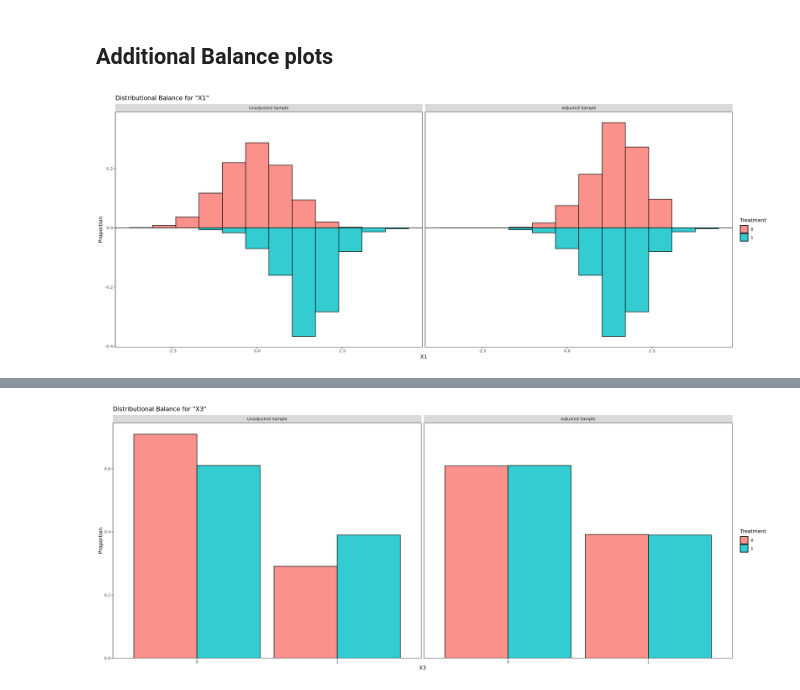
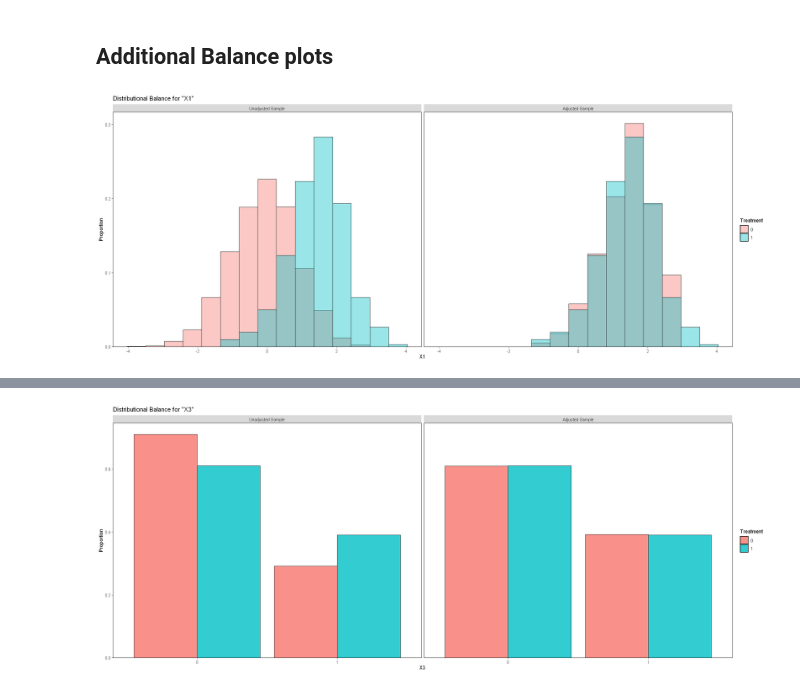
Before and after one commit to SvenKlaassen/cov-balance, a Jupyter notebook: cobalt_tests/r/unbalanced_dgp.ipynb, the cells around one changed output, grey strips where cells are left out. Saved outputs shown, nothing was run; the diff lists cells and outputs as text; code cells hidden in the pictures.

```diff
--- a/cobalt_tests/r/unbalanced_dgp.ipynb
+++ b/cobalt_tests/r/unbalanced_dgp.ipynb
@@ -281,11 +285,12 @@ grid.arrange(grobs = att_plots_train, nrow = 1, ncol = 3)
 # %%
 bal.plot(
     x=formula,
     var.name="X1",
     data=df_test,
     weights=weights,
     which="both",
     type = "histogram",
-    mirror = TRUE)
+    mirror = FALSE,
+    bins = 15)
 # %% [output]
-[figure, old version]
+[figure, new version]
```
Also changed, not shown: parts of 5 cells of this notebook, 3 other files.
